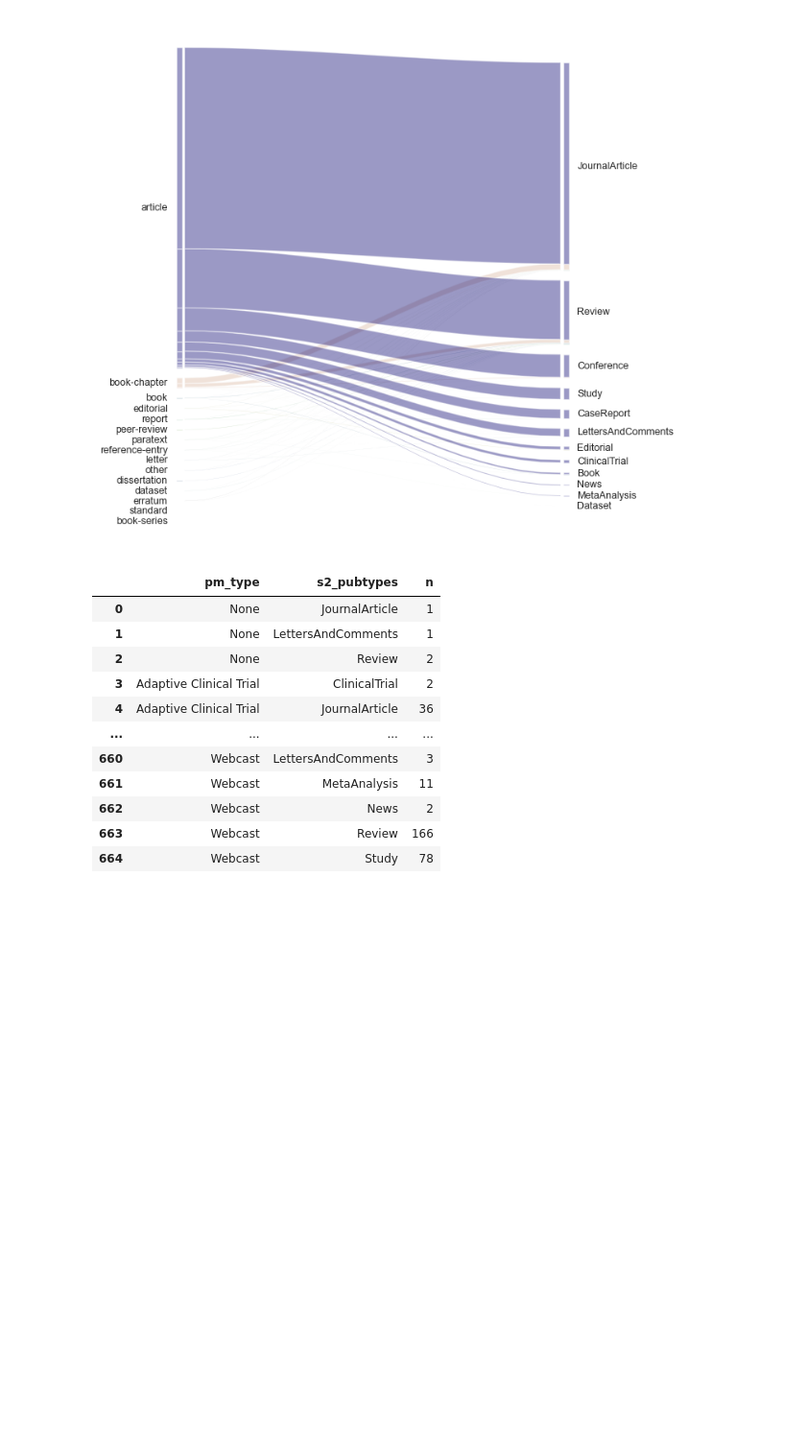
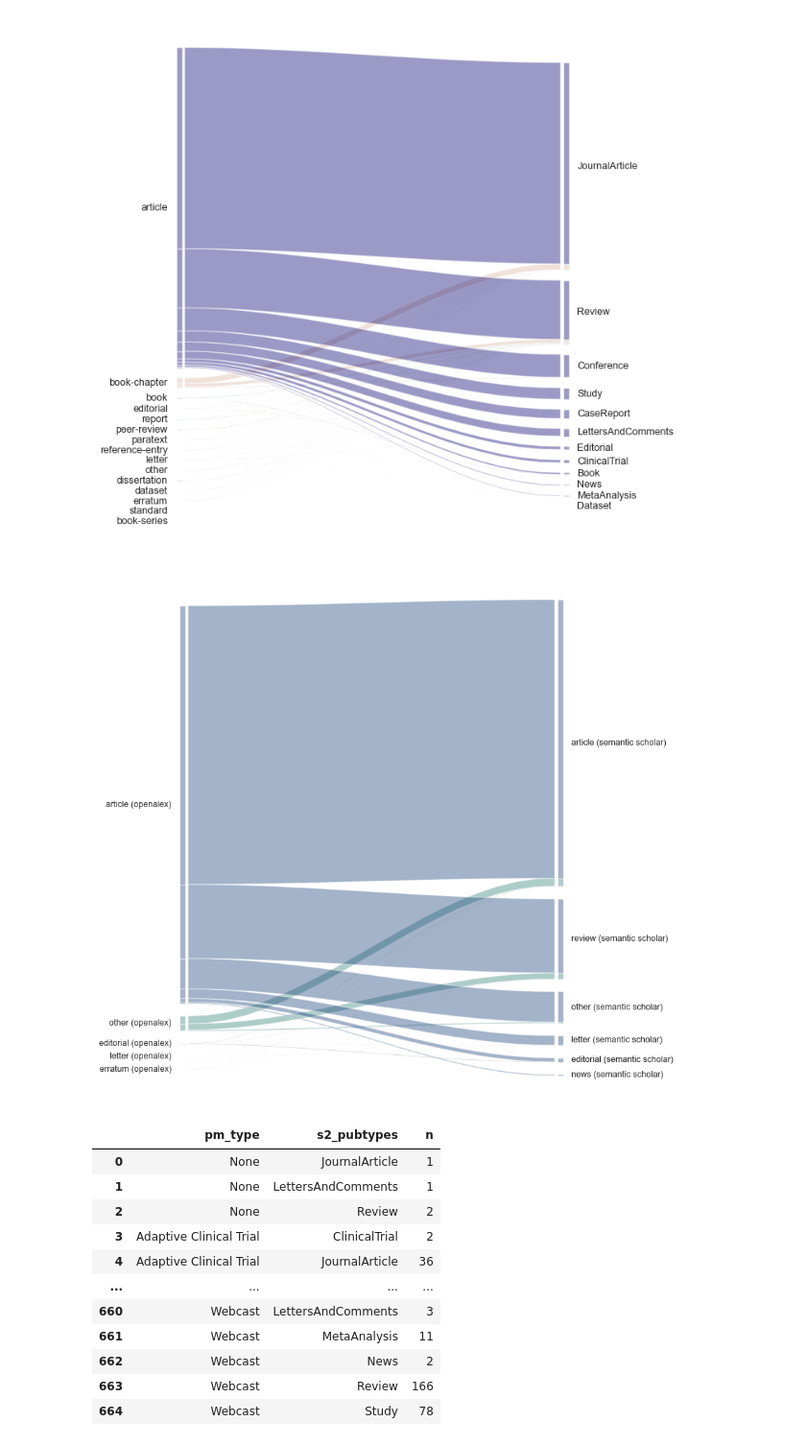
Before and after one commit to naustica/openalex_doctypes, a Jupyter notebook: codebook.ipynb, the cells around one changed output. Shown at 96% size. Cells and saved outputs as stored; diff of their text form; code cells hidden in the pictures; blank space fills up the shorter version.

```diff
--- a/codebook.ipynb
+++ b/codebook.ipynb
@@ -311,3 +438,12 @@ plt.show()
+# %%
+cmap = colormaps['gist_earth']
+
+ax = alluvial.plot(d, alpha=0.4, cmap=cmap, fontname='Arial')
+fig = ax.get_figure()
+fig.set_size_inches(8,10)
+plt.show()
+# %% [output]
+[figure, added]
 # %%
 s2_pm_pubtypes = client.query(f"""
                                SELECT ptype AS pm_type, s2_pubtypes, COUNT(DISTINCT(doi)) AS n
```
Also changed, not shown: parts of 21 cells of this notebook.
